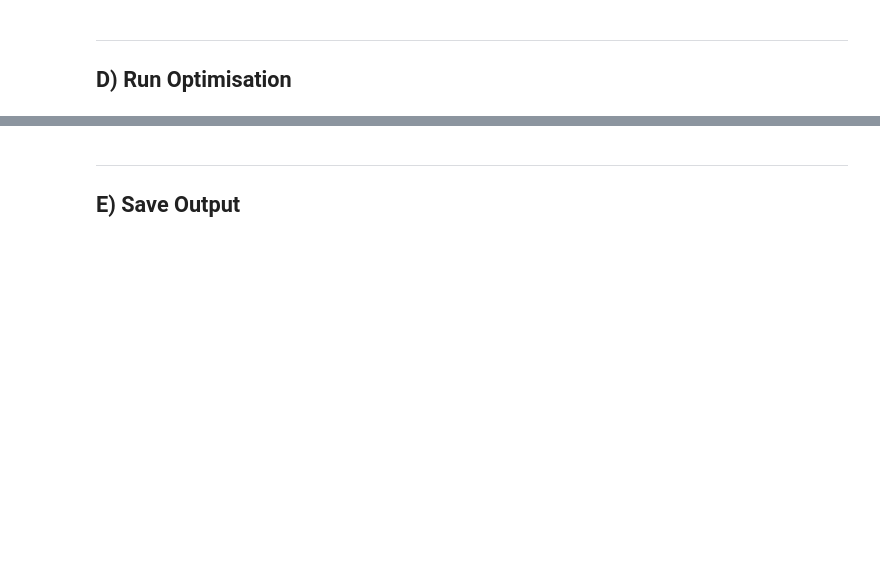
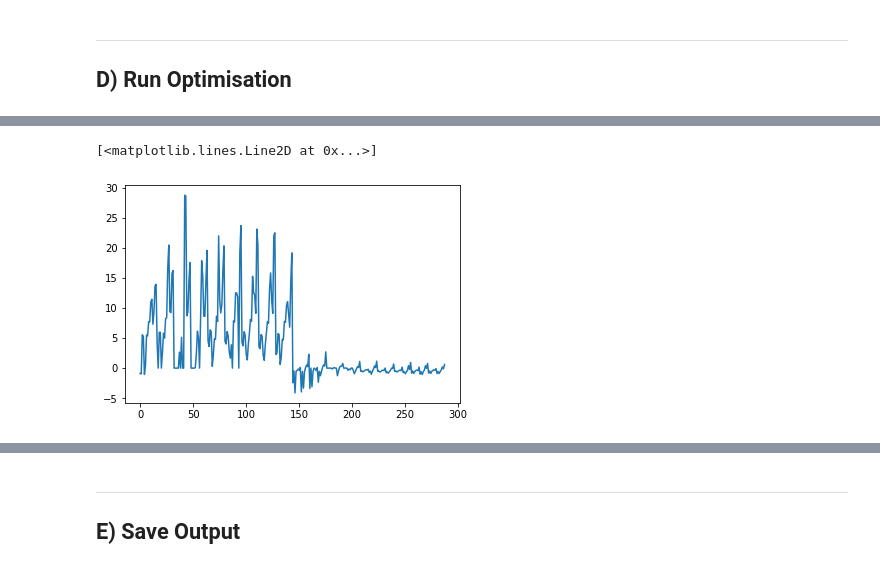
Before and after one commit to taimoorsohail/Min_Max_Transform, a Jupyter notebook: ACCESS_CM2/MTM_ACCESS.ipynb, the cells around one changed output, grey strips where cells are left out. Saved outputs shown, nothing was run; the diff lists cells and outputs as text; code cells hidden in the pictures; blank space fills up the shorter version.

```diff
--- a/ACCESS_CM2/MTM_ACCESS.ipynb
+++ b/ACCESS_CM2/MTM_ACCESS.ipynb
@@ -596,0 +838,5 @@ dT_adj = Adjustment[1,:]
+# %%
+plt.plot(tracers_2[:])
+# %% [output]
+[<matplotlib.lines.Line2D at 0x...>]
+[figure, added]
```
Also changed, not shown: parts of 43 cells of this notebook, 9 other files.
